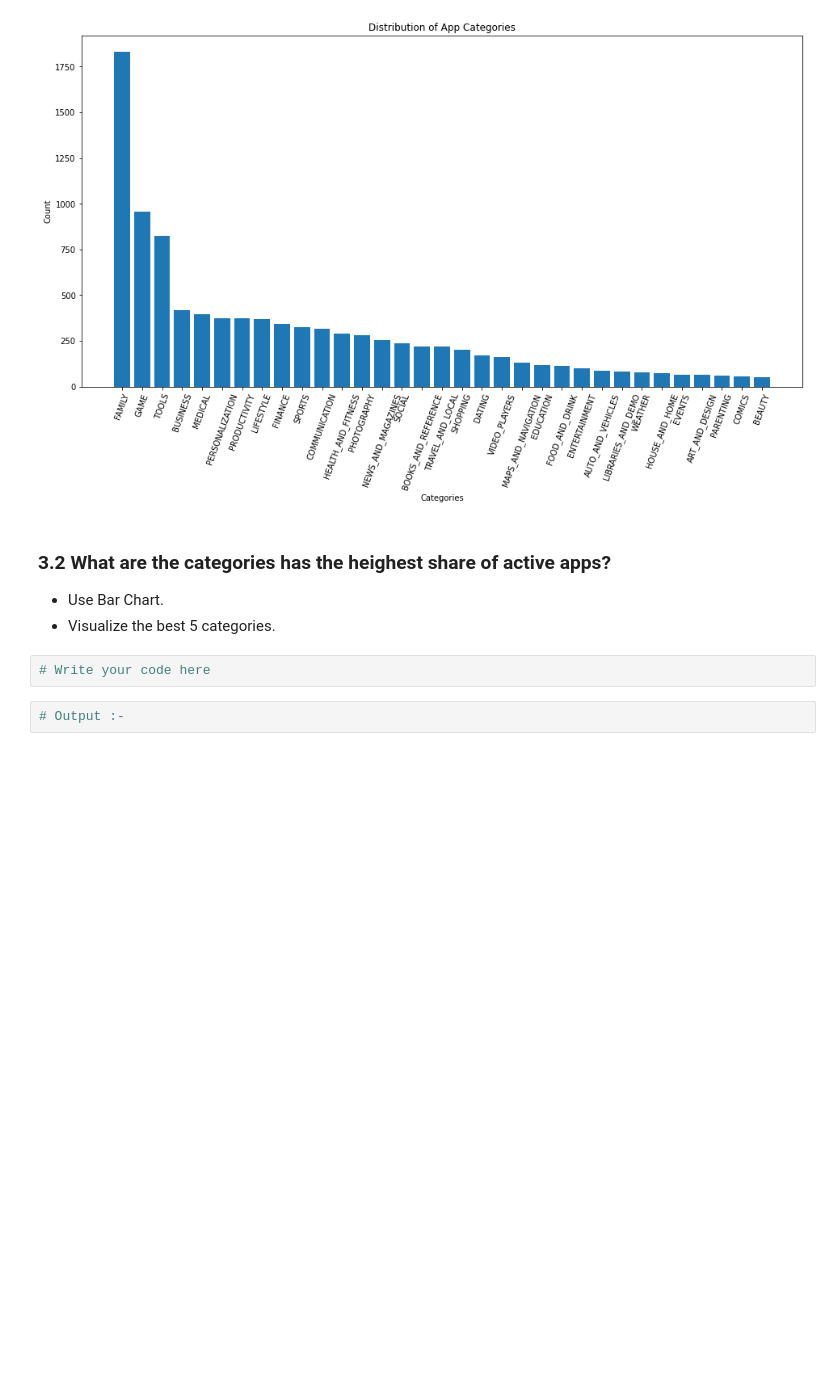
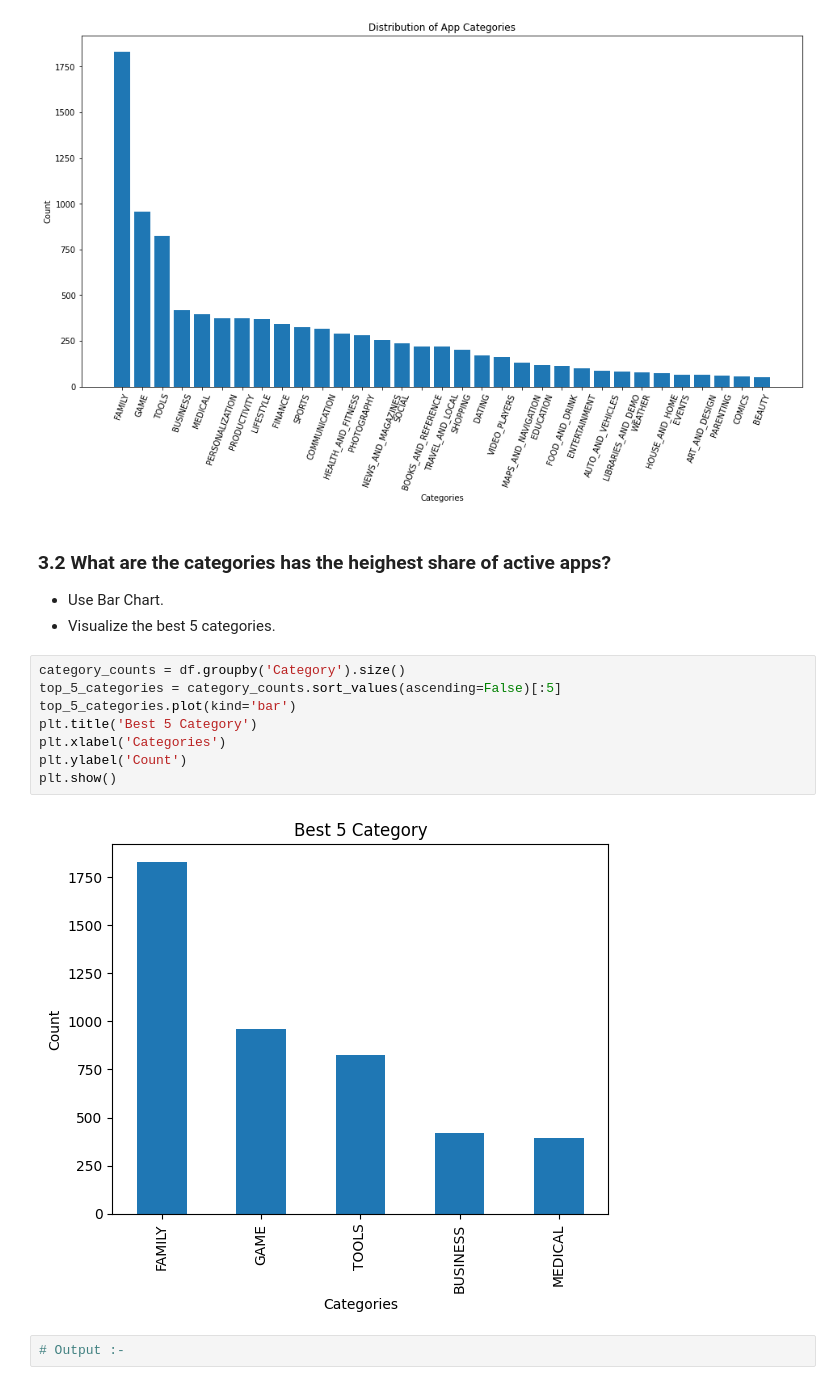
Before and after one commit to Tuwaiq-Data-Science-Bootcamp-V5/Matplotlib-Lab3, a Jupyter notebook: Matplotlib_Assignment3.ipynb, the cells around one changed output. Cells and saved outputs as stored; diff of their text form; blank space fills up the shorter version.

```diff
--- a/Matplotlib_Assignment3.ipynb
+++ b/Matplotlib_Assignment3.ipynb
@@ -349,7 +615,15 @@ memory usage: 864.0+ KB
 - Use Bar Chart.
 - Visualize the best 5 categories.
 # %%
-# Write your code here
+category_counts = df.groupby('Category').size()
+top_5_categories = category_counts.sort_values(ascending=False)[:5]
+top_5_categories.plot(kind='bar')
+plt.title('Best 5 Category')
+plt.xlabel('Categories')
+plt.ylabel('Count')
+plt.show()
+# %% [output]
+[figure, added]
 # %%
 # Output :-
 # %% [output]
```
Also changed, not shown: parts of 33 cells of this notebook.
